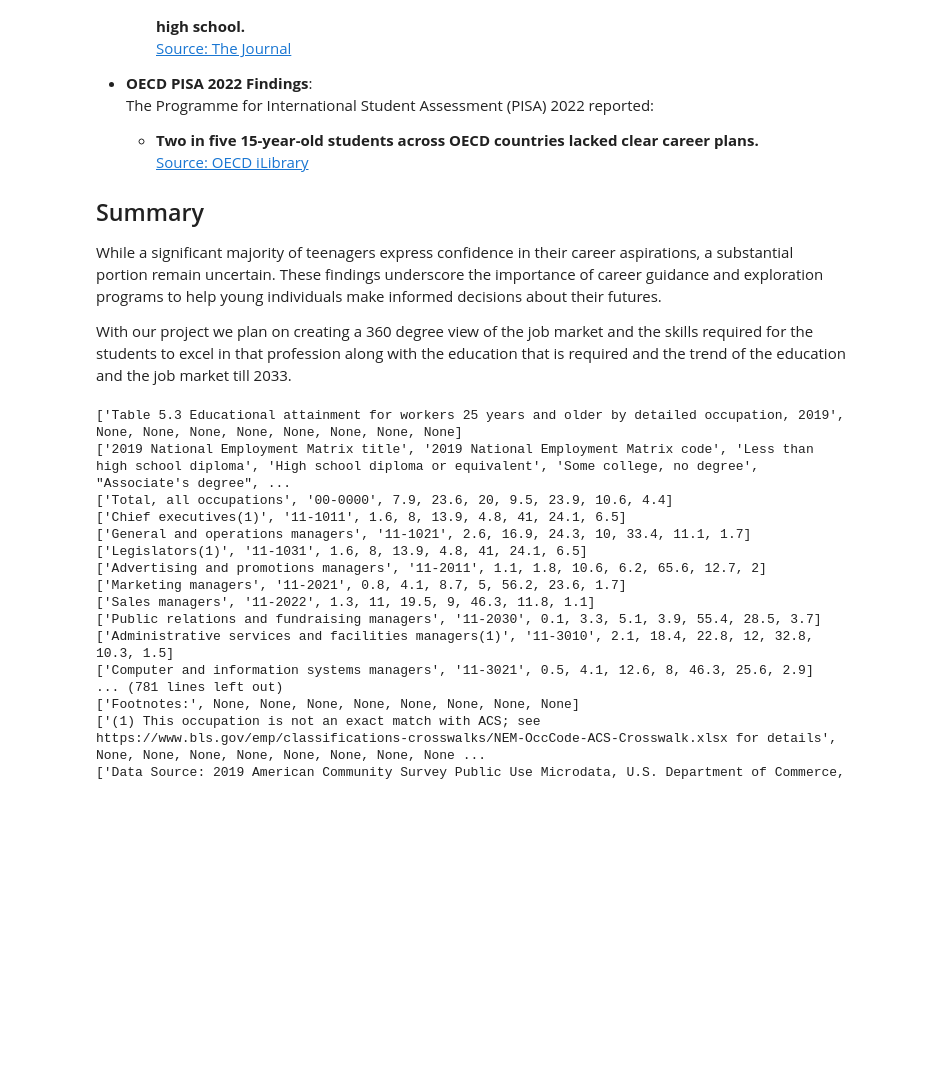
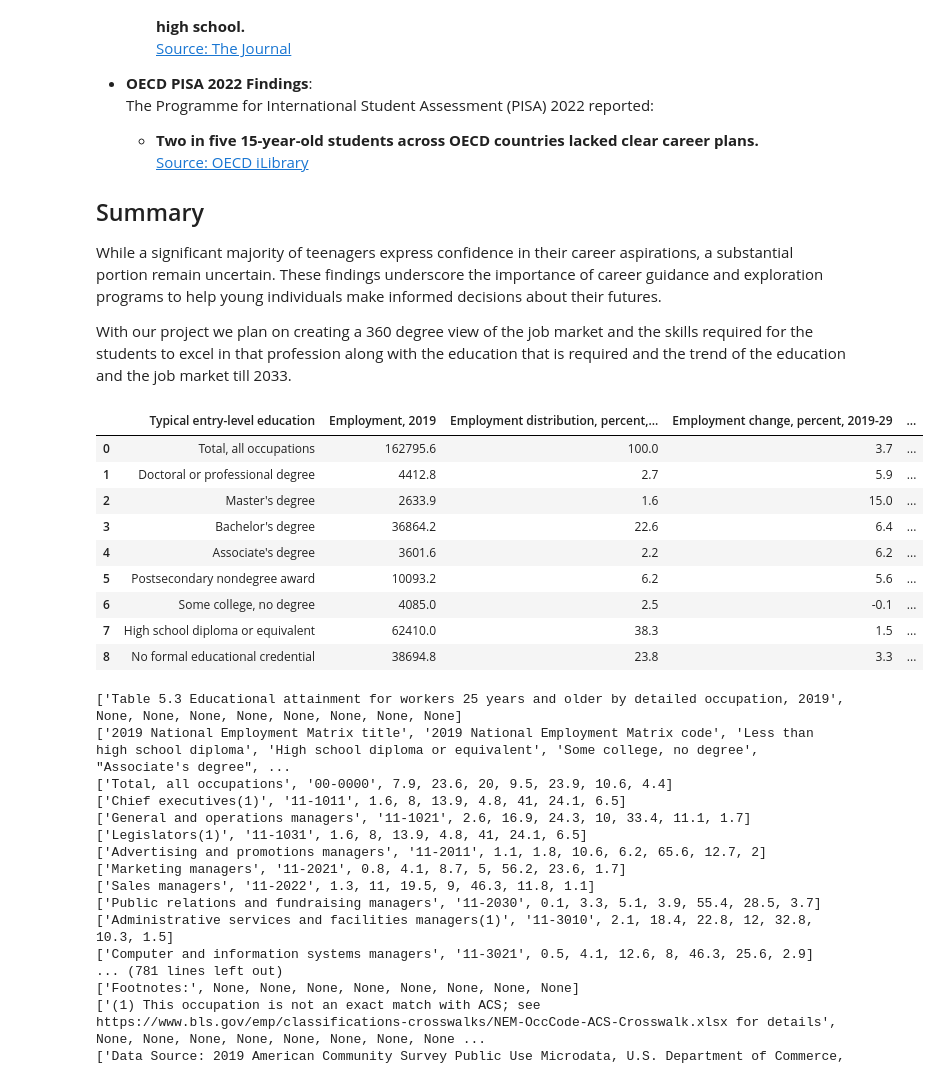
Before and after one commit to namansingh2623/BDA_project, a Jupyter notebook: project_data/project_data/ProjectFileGroup4.ipynb, the cells around one changed output. Cells and saved outputs as stored; diff of their text form; code cells hidden in the pictures; blank space fills up the shorter version.

```diff
--- a/project_data/project_data/ProjectFileGroup4.ipynb
+++ b/project_data/project_data/ProjectFileGroup4.ipynb
@@ -40,9 +40,22 @@ from education_DataSet_cleaning_extraction import load_table_to_dataframe
 # %%
 table1 = workbook["Table 5.2"]
 file_path = "2019-29/education.xlsx"
 education_52_1929 = load_table_to_dataframe(file_path, "Table 5.2", header_row=1,num_rows=9)
 education_53_1929 = load_table_to_dataframe(file_path, "Table 5.3", header_row=1,num_rows=791)
 education_54_1929 = load_table_to_dataframe(file_path,"Table 5.4",header_row=1,num_rows=790)
+
+education_52_1929
+# %% [output]
+|  | Typical entry-level education | Employment, 2019 | Employment distribution, percent,... | Employment change, percent, 2019-29 | ... |
+| 0 | Total, all occupations | 162795.6 | 100.0 | 3.7 | ... |
+| 1 | Doctoral or professional degree | 4412.8 | 2.7 | 5.9 | ... |
+| 2 | Master's degree | 2633.9 | 1.6 | 15.0 | ... |
+| 3 | Bachelor's degree | 36864.2 | 22.6 | 6.4 | ... |
+| 4 | Associate's degree | 3601.6 | 2.2 | 6.2 | ... |
+| 5 | Postsecondary nondegree award | 10093.2 | 6.2 | 5.6 | ... |
+| 6 | Some college, no degree | 4085.0 | 2.5 | -0.1 | ... |
+| 7 | High school diploma or equivalent | 62410.0 | 38.3 | 1.5 | ... |
+| 8 | No formal educational credential | 38694.8 | 23.8 | 3.3 | ... |
 # %%
 # Relative path to the Excel file (PRE PANDEMIC)
 file_path = "2019-29/education.xlsx"
```
